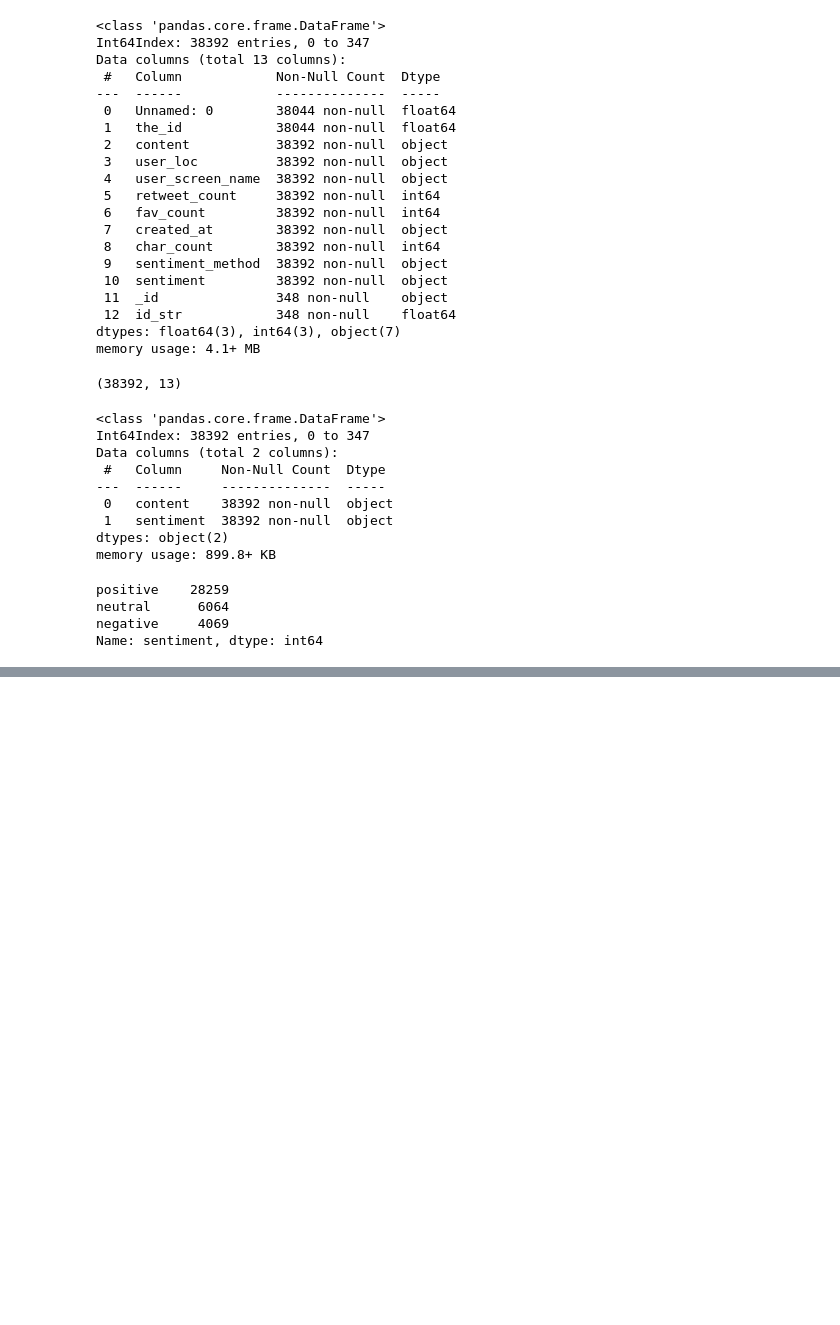
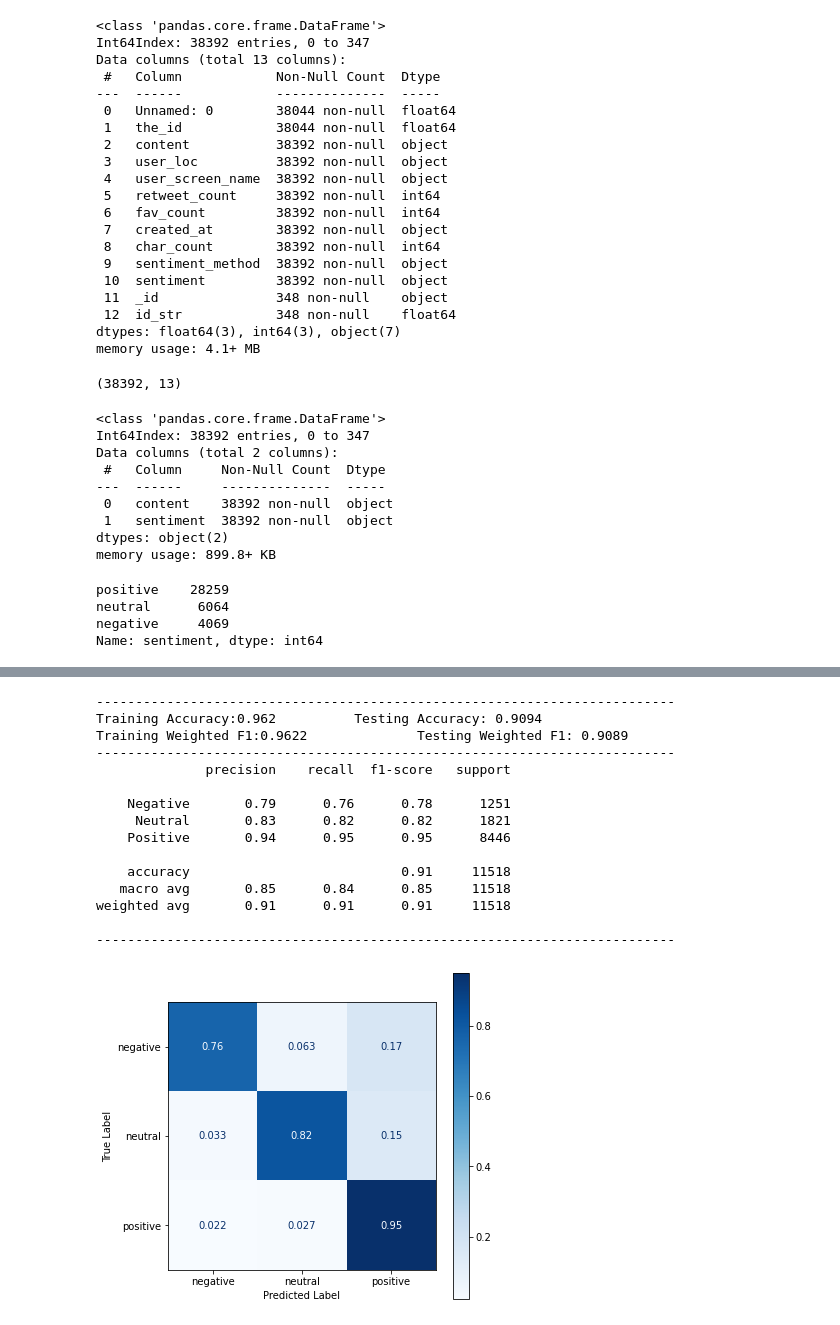
Before and after one commit to lspope/capstone, a Jupyter notebook: code/model_playground.ipynb, the cells around one changed output, grey strips where cells are left out. Drawn from its saved outputs; the diff is of its cells as text; code cells hidden in the pictures; blank space fills up the shorter version.

Commit message:
model with hyperparameter tuning

```diff
--- a/code/model_playground.ipynb
+++ b/code/model_playground.ipynb
@@ -156,27 +148,16 @@ Name: sentiment, dtype: int64
 # %%
 # Get TRAIN and TEST data and target and prep for processing steps
+
 three_label_names = ['Negative', 'Neutral', 'Positive']
-X3 = tweets_df['content']
-y3 = tweets_df['sentiment']
-X_train3, X_test3, y_train3, y_test3 = train_test_split(X3, y3, test_size=0.3, random_state=42)
-
-two_label_names = ['Negative', 'Positive']
-X = pos_neg_tweets['content']
-y = pos_neg_tweets['sentiment']
+X = tweets_df['content']
+y = tweets_df['sentiment']
 X_train, X_test, y_train, y_test = train_test_split(X, y, test_size=0.3, random_state=42)
 # %%
 # Text Processing - Vectorize the Tweets using - TF-IDF
 # Use TF_IDF to focus on words that appear heavily in tweets from a given class, but rarely appear in tweets from other class/classes.
-# Use tokenzer for tweets
-# Use the customized stopwords list??
+# Use custom function as tokenzier - uses TweetTokenier and NLTK Wordnet Lemmatizier on the resulting tokens
+# Use english stopwords. Not removing/stripping punctuation as it may be useful for sentiment classifification
 
-#vectorizer = TfidfVectorizer(tokenizer=tokenize_lemmatize_tweet,
-#                                        stop_words=get_social_media_stopwords_list(),
-#                                        strip_accents='ascii',
-#                                        decode_error='ignore')
-
-twt_tokenzier = TweetTokenizer(preserve_case=True, strip_handles=True, reduce_len=True)
-
-vectorizer = TfidfVectorizer(tokenizer=twt_tokenzier.tokenize,
+vectorizer = TfidfVectorizer(tokenizer=tokenize_lemmatize_tweet,
                              stop_words=stopwords.words('english'),
                              decode_error='ignore')
@@ -182,0 +200,38 @@ vectorizer = TfidfVectorizer(tokenizer=twt_tokenzier.tokenize,
+# %%
+# SGDClassifier: Linear classifiers (SVM, logistic regression, etc.) with SGD training.
+# The model it fits can be controlled with the loss parameter; by default, it fits a linear support vector machine (SVM).
+#
+# loss set equal to hinge will yield behaviour such as that of a SVC with a linear kernel
+# penalty defaults to ‘l2’ which is the standard regularizer for linear SVM models.
+#
+
+sgd_clf = Pipeline([('tfidf', vectorizer),
+                    ('clf', SGDClassifier(loss='hinge', penalty='l2', random_state=42, max_iter=2000, class_weight='balanced'))
+                    ])
+sgd_clf.fit(X_train, y_train)
+predictions = sgd_clf.predict(X_test)
+
+calc_and_display_performance_metric(classifer=sgd_clf,
+                                    Xtest=X_test,
+                                    ytest=y_test,
+                                    Xtrain=X_train,
+                                    ytrain=y_train,
+                                    classifier_predictions=predictions,
+                                    class_label_names=three_label_names)
+# %% [output]
+--------------------------------------------------------------------------
+Training Accuracy:0.962          Testing Accuracy: 0.9094
+Training Weighted F1:0.9622              Testing Weighted F1: 0.9089
+--------------------------------------------------------------------------
+              precision    recall  f1-score   support
+
+    Negative       0.79      0.76      0.78      1251
+     Neutral       0.83      0.82      0.82      1821
+    Positive       0.94      0.95      0.95      8446
+
+    accuracy                           0.91     11518
+   macro avg       0.85      0.84      0.85     11518
+weighted avg       0.91      0.91      0.91     11518
+
+--------------------------------------------------------------------------
+[figure, added]
```
Also changed, not shown: parts of 23 cells of this notebook, 3 other files.
